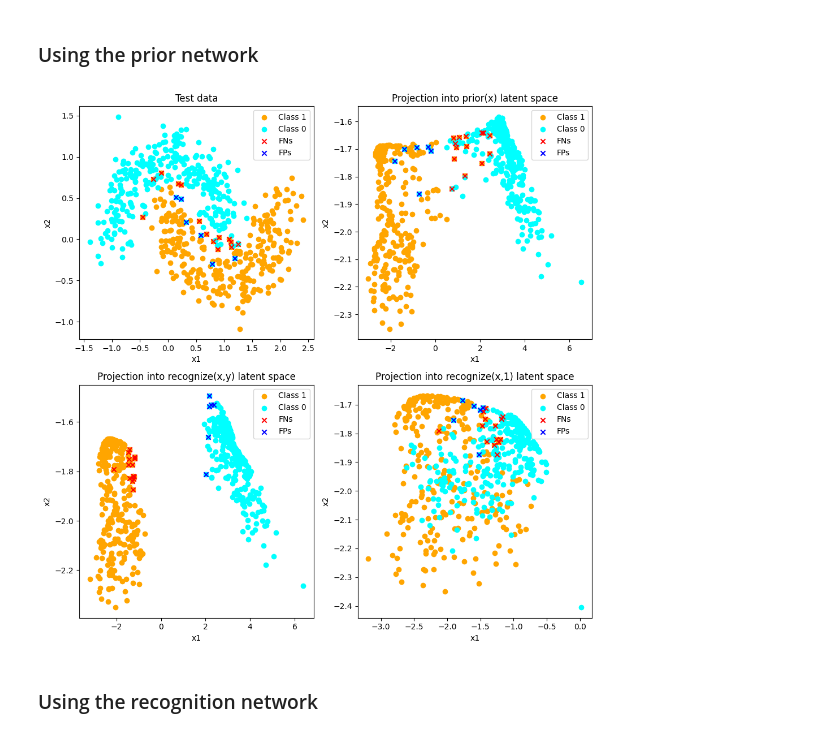
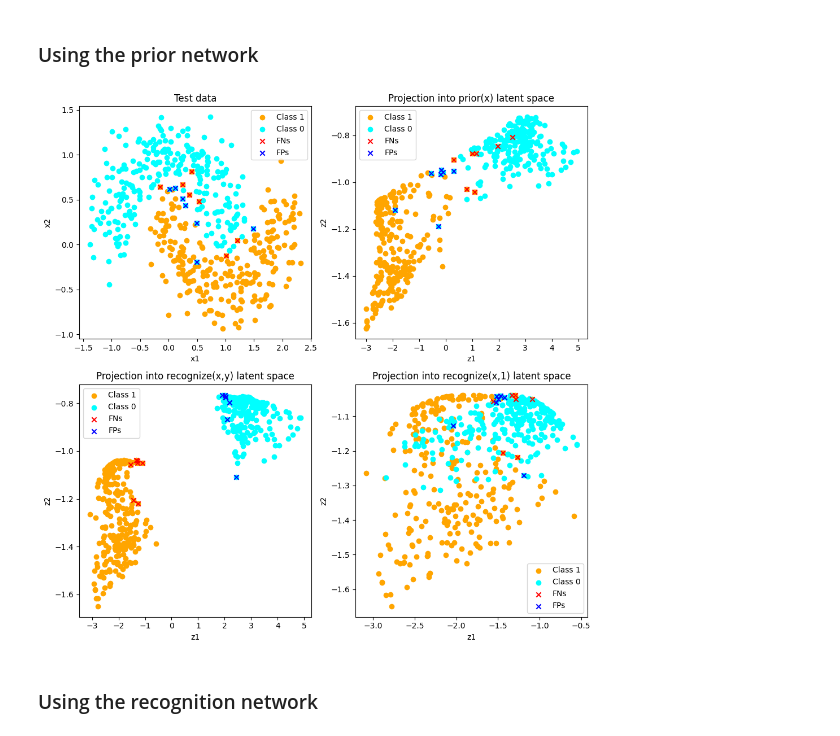
Before and after one commit to nelioasousa/dl_projeto, a Jupyter notebook: two_moons/cvae.ipynb, the cells around one changed output. Saved outputs shown, nothing was run; the diff lists cells and outputs as text; code cells hidden in the pictures.

```diff
--- a/two_moons/cvae.ipynb
+++ b/two_moons/cvae.ipynb
@@ -227,8 +231,8 @@ class CVAE(nn.Module):
 # Data
 # %%
 def gen_train_test_split(train_size: int, test_size: int, noise: float = 0.15):
-    X_train, y_train = make_moons(n_samples=train_size, noise=noise, random_state=123)
-    X_test, y_test = make_moons(n_samples=test_size, noise=(noise * 1.4), random_state=123)
+    X_train, y_train = make_moons(n_samples=train_size, noise=noise, random_state=random_seed)
+    X_test, y_test = make_moons(n_samples=test_size, noise=(noise * 1.5), random_state=random_seed)
     return (X_train, y_train), (X_test, y_test)
 
 
@@ -246,3 +250,5 @@ class MoonsDataset(Dataset):
 
     def __len__(self):
         return self.X.shape[0]
+# %%
+train_split, test_split = gen_train_test_split(1500, 500)
@@ -407,7 +430,7 @@ plt.show()
 # %%
-losses_label = ('total', 'reconstruction', 'kl', 'generation')
+losses_label = ('Total', 'Reconstruction', 'KL', 'Generation')
 
-fig, axs = plt.subplots(2, 2, figsize=(10, 8), sharex=True)
+_, axs = plt.subplots(2, 2, figsize=(10, 8))
 axs = axs.ravel()
 
 for i, loss_label in enumerate(losses_label):
@@ -423,8 +446,8 @@ for i, loss_label in enumerate(losses_label):
         label='Testing',
     )
     ax.set_xlabel('Epochs')
-    ax.set_ylabel(f'{loss_label.capitalize()} loss')
-    ax.set_title(f'{loss_label.capitalize()} loss evolution')
+    ax.set_ylabel(f'{loss_label} loss')
+    ax.set_title(f'{loss_label} loss evolution')
     ax.grid()
     ax.legend()
 
@@ -510,52 +533,52 @@ def predict(model: CVAE, dataloader: DataLoader):
 # %%
 prior_y_pred = predict(model_CVAE, test_loader) > 0.5
 
-prior_fns = np.logical_and(cls_mask, ~prior_y_pred)
-prior_fps = np.logical_and(~cls_mask, prior_y_pred)
+prior_fns = np.logical_and(test_mask, ~prior_y_pred)
+prior_fps = np.logical_and(~test_mask, prior_y_pred)
 
 fig, axs = plt.subplots(2, 2, figsize=(10, 10))
 oax, pax, rxy_ax, rx1_ax = axs.ravel()
 
-oax.scatter(test_split[0][cls_mask, 0], test_split[0][cls_mask, 1], label='Class 1', color='orange')
-oax.scatter(test_split[0][~cls_mask, 0], test_split[0][~cls_mask, 1], label='Class 0', color='cyan')
+oax.scatter(test_split[0][test_mask, 0], test_split[0][test_mask, 1], label='Class 1', color='orange')
+oax.scatter(test_split[0][~test_mask, 0], test_split[0][~test_mask, 1], label='Class 0', color='cyan')
 oax.scatter(test_split[0][prior_fns, 0], test_split[0][prior_fns, 1], label='FNs', color='red', marker='x')
 oax.scatter(test_split[0][prior_fps, 0], test_split[0][prior_fps, 1], label='FPs', color='blue', marker='x')
 oax.set_xlabel('x1')
 oax.set_ylabel('x2')
 oax.set_title('Test data')
 oax.legend()
 
-pax.scatter(prior_space[cls_mask, 0], prior_space[cls_mask, 1], label='Class 1', color='orange')
-pax.scatter(prior_space[~cls_mask, 0], prior_space[~cls_mask, 1], label='Class 0', color='cyan')
+pax.scatter(prior_space[test_mask, 0], prior_space[test_mask, 1], label='Class 1', color='orange')
+pax.scatter(prior_space[~test_mask, 0], prior_space[~test_mask, 1], label='Class 0', color='cyan')
 pax.scatter(prior_space[prior_fns, 0], prior_space[prior_fns, 1], label='FNs', color='red', marker='x')
 pax.scatter(prior_space[prior_fps, 0], prior_space[prior_fps, 1], label='FPs', color='blue', marker='x')
-pax.set_xlabel('x1')
-pax.set_ylabel('x2')
+pax.set_xlabel('z1')
+pax.set_ylabel('z2')
 pax.set_title('Projection into prior(x) latent space')
 pax.legend()
 
-rxy_ax.scatter(xy_recog_space[cls_mask, 0], xy_recog_space[cls_mask, 1], label='Class 1', color='orange')
-rxy_ax.scatter(xy_recog_space[~cls_mask, 0], xy_recog_space[~cls_mask, 1], label='Class 0', color='cyan')
+rxy_ax.scatter(xy_recog_space[test_mask, 0], xy_recog_space[test_mask, 1], label='Class 1', color='orange')
+rxy_ax.scatter(xy_recog_space[~test_mask, 0], xy_recog_space[~test_mask, 1], label='Class 0', color='cyan')
 rxy_ax.scatter(xy_recog_space[prior_fns, 0], xy_recog_space[prior_fns, 1], label='FNs', color='red', marker='x')
 rxy_ax.scatter(xy_recog_space[prior_fps, 0], xy_recog_space[prior_fps, 1], label='FPs', color='blue', marker='x')
-rxy_ax.set_xlabel('x1')
-rxy_ax.set_ylabel('x2')
+rxy_ax.set_xlabel('z1')
+rxy_ax.set_ylabel('z2')
 rxy_ax.set_title('Projection into recognize(x,y) latent space')
 rxy_ax.legend()
 
-rx1_ax.scatter(x1_recog_space[cls_mask, 0], x1_recog_space[cls_mask, 1], label='Class 1', color='orange')
-rx1_ax.scatter(x1_recog_space[~cls_mask, 0], x1_recog_space[~cls_mask, 1], label='Class 0', color='cyan')
+rx1_ax.scatter(x1_recog_space[test_mask, 0], x1_recog_space[test_mask, 1], label='Class 1', color='orange')
+rx1_ax.scatter(x1_recog_space[~test_mask, 0], x1_recog_space[~test_mask, 1], label='Class 0', color='cyan')
 rx1_ax.scatter(x1_recog_space[prior_fns, 0], x1_recog_space[prior_fns, 1], label='FNs', color='red', marker='x')
 rx1_ax.scatter(x1_recog_space[prior_fps, 0], x1_recog_space[prior_fps, 1], label='FPs', color='blue', marker='x')
-rx1_ax.set_xlabel('x1')
-rx1_ax.set_ylabel('x2')
+rx1_ax.set_xlabel('z1')
+rx1_ax.set_ylabel('z2')
 rx1_ax.set_title('Projection into recognize(x,1) latent space')
 rx1_ax.legend()
 
 plt.tight_layout()
 plt.show()
 # %% [output]
-[figure, old version]
+[figure, new version]
 # %% [markdown]
 ### Using the recognition network
 # %%
```
Also changed, not shown: parts of 12 cells of this notebook, 1 other file.
